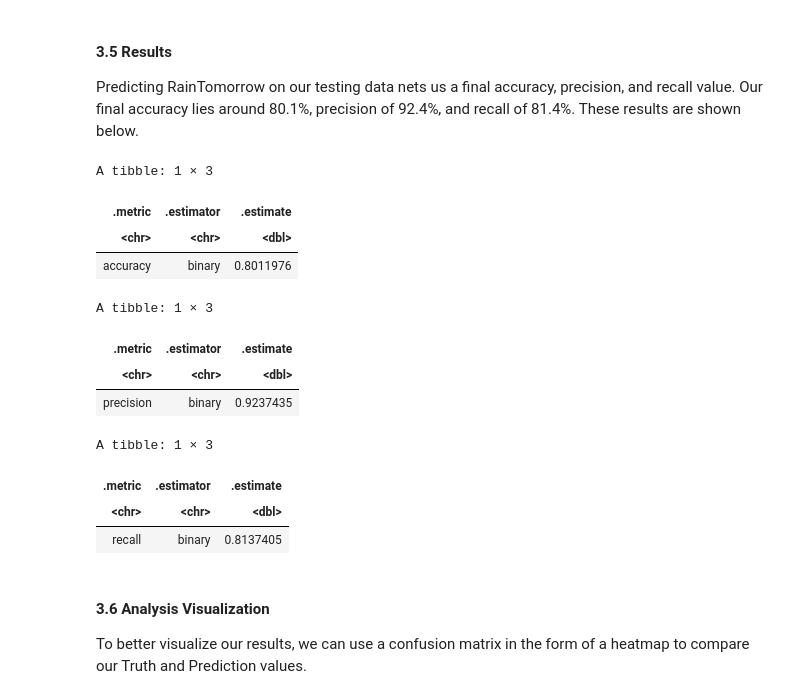
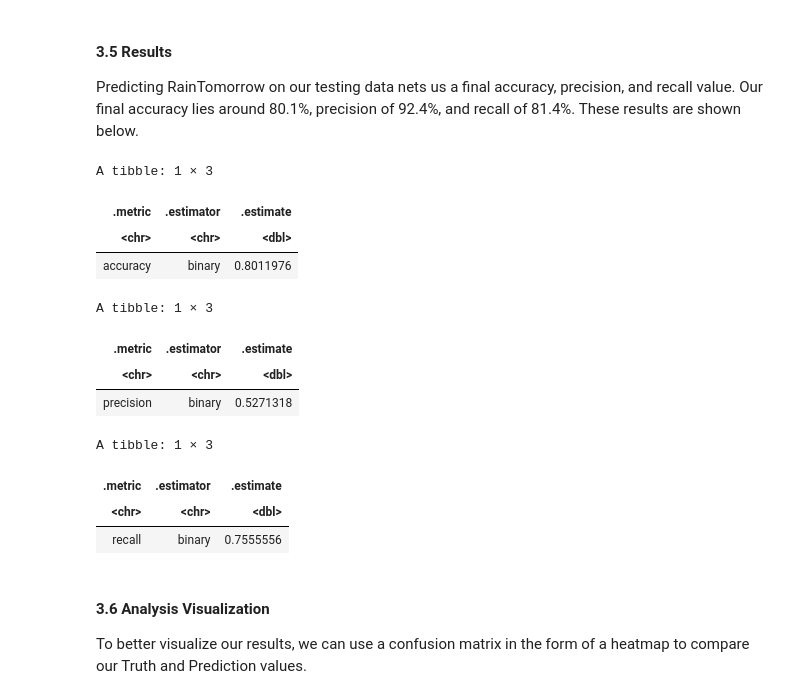
Before and after one commit to tqmemon/australia-rainfall-prediction, a Jupyter notebook: GroupReport.ipynb, the cells around one changed output. Saved outputs shown, nothing was run; the diff lists cells and outputs as text; code cells hidden in the pictures.

```diff
--- a/GroupReport.ipynb
+++ b/GroupReport.ipynb
@@ -368,31 +369,31 @@ Predicting RainTomorrow on our testing data nets us a final accuracy, precision,
 # %%
 # Testing and Evaluating the model
 
 rain_test_predictions <- predict(knn_fit, weather_test_clean) |>
   bind_cols(weather_test_clean)
 
 rain_test_predictions |>
   metrics(truth = RainTomorrow, estimate = .pred_class) |>
   filter(.metric == "accuracy")
 
 rain_test_predictions |>
-    precision(truth = RainTomorrow, estimate = .pred_class, event_level="first")
+    precision(truth = RainTomorrow, estimate = .pred_class, event_level="second")
 
 rain_test_predictions |>
-    recall(truth = RainTomorrow, estimate = .pred_class, event_level="first")
+    recall(truth = RainTomorrow, estimate = .pred_class, event_level="second")
 # %% [output]
 A tibble: 1 × 3
 | .metric | .estimator | .estimate |
 | <chr> | <chr> | <dbl> |
 | accuracy | binary | 0.8011976 |
 A tibble: 1 × 3
 | .metric | .estimator | .estimate |
 | <chr> | <chr> | <dbl> |
-| precision | binary | 0.9237435 |
+| precision | binary | 0.5271318 |
 A tibble: 1 × 3
 | .metric | .estimator | .estimate |
 | <chr> | <chr> | <dbl> |
-| recall | binary | 0.8137405 |
+| recall | binary | 0.7555556 |
 # %% [markdown]
 #### 3.6 Analysis Visualization
 To better visualize our results, we can use a confusion matrix in the form of a heatmap to compare our Truth and Prediction values.
```
Also changed, not shown: parts of 3 cells of this notebook.
